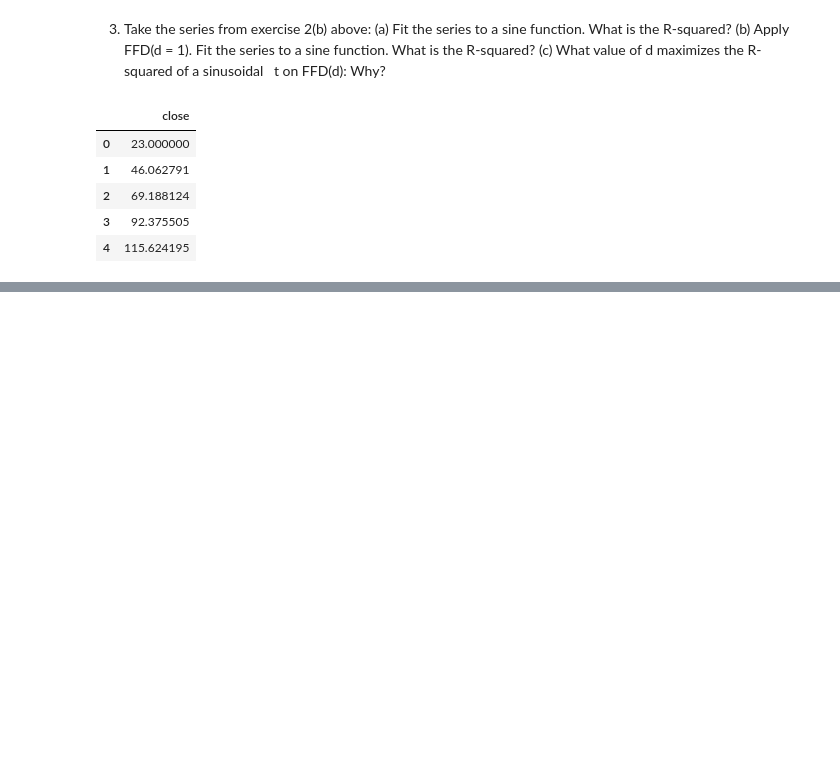
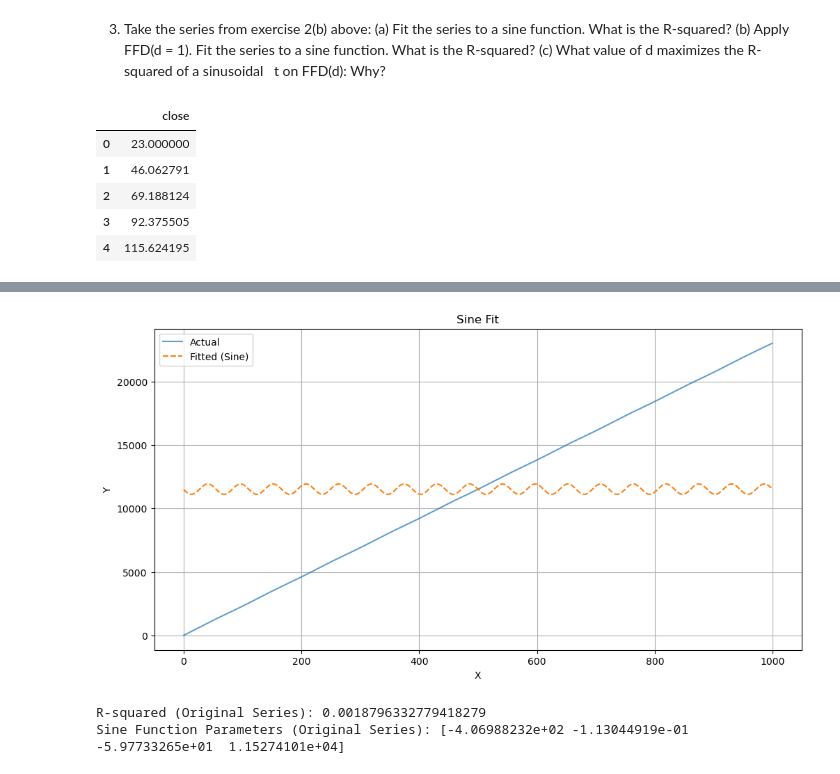
Before and after one commit to RazDwa1923/MFIN_Course, a Jupyter notebook: HW4/HW4.ipynb, the cells around one changed output, grey strips where cells are left out. Saved outputs shown, nothing was run; the diff lists cells and outputs as text; code cells hidden in the pictures; blank space fills up the shorter version.

```diff
--- a/HW4/HW4.ipynb
+++ b/HW4/HW4.ipynb
@@ -450,0 +456,44 @@ ex3_series_ffd.head()
+# %%
+# creating a function to fit the sine function to the series and calculate R^2
+
+from scipy.optimize import curve_fit
+from sklearn.metrics import r2_score
+
+
+# Define the sine function
+def sine_func(x, A, omega, phi, offset):
+    return A * np.sin(omega * x + phi) + offset
+
+# Function to fit sine and calculate R^2
+def fit_sine_and_calculate_r2(df):
+    # Extract x and y from the DataFrame
+    x = df.index.values
+    y = df['close'].values
+
+    # Fit the sine function to the data
+    params, _ = curve_fit(sine_func, x, y, p0=[1, 0.01, 0, np.mean(y)])
+
+    # Calculate the fitted values
+    y_fitted = sine_func(x, *params)
+
+    # Calculate R^2
+    r_squared = r2_score(y, y_fitted)
+
+    # Plot the actual vs fitted values
+    plt.figure(figsize=(12, 6))
+    plt.plot(x, y, label='Actual', alpha=0.7)
+    plt.plot(x, y_fitted, label='Fitted (Sine)', linestyle='--')
+    plt.title('Sine Fit')
+    plt.xlabel('X')
+    plt.ylabel('Y')
+    plt.legend()
+    plt.grid()
+    plt.show()
+
+    return params, r_squared
+# %%
+# fitting the sine function to the original series
+params, r_squared = fit_sine_and_calculate_r2(ex3_series)
+print('R-squared (Original Series):', r_squared)
+print('Sine Function Parameters (Original Series):', params)
+# %% [output]
@@ -450,0 +501,3 @@ ex3_series_ffd.head()
+[figure, added]
+R-squared (Original Series): 0.0018796332779418279
+Sine Function Parameters (Original Series): [-4.06988232e+02 -1.13044919e-01 -5.97733265e+01  1.15274101e+04]
```
Also changed, not shown: parts of 7 cells of this notebook.
